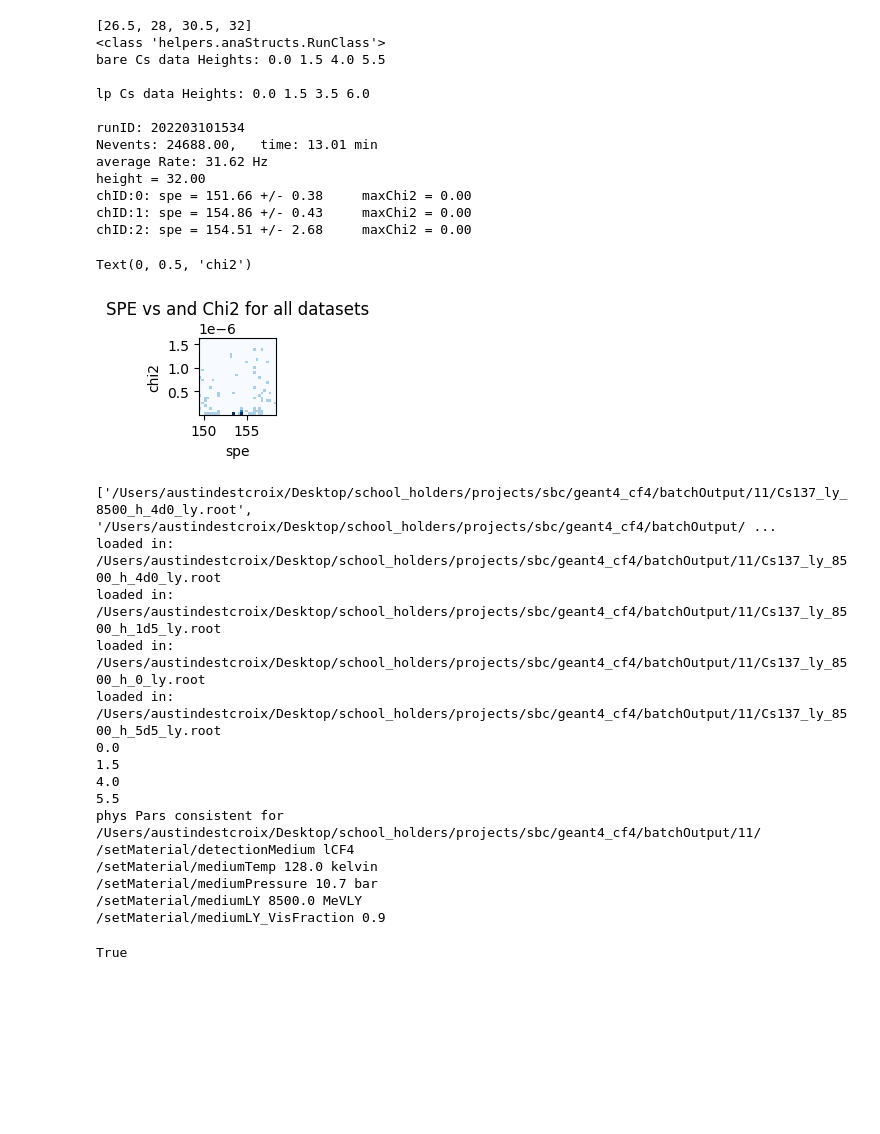
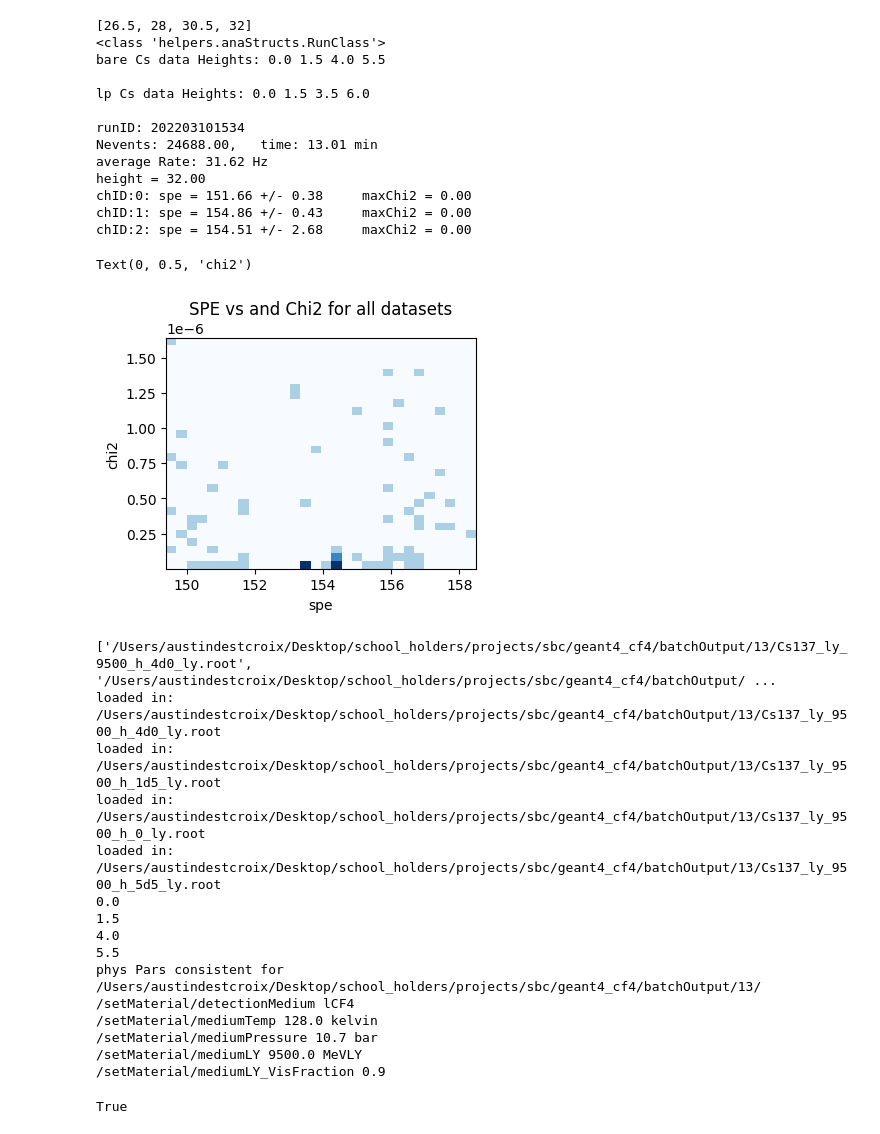
Before and after one commit to austindsc/cf4_analysisPipeline, a Jupyter notebook: comp1/c1_loadG4Runs.ipynb, the cells around one changed output. Drawn from its saved outputs; the diff is of its cells as text; code cells hidden in the pictures; blank space fills up the shorter version.

```diff
--- a/comp1/c1_loadG4Runs.ipynb
+++ b/comp1/c1_loadG4Runs.ipynb
@@ -209,15 +225,15 @@ chID:1: spe = 154.86 +/- 0.43     maxChi2 = 0.00
 chID:2: spe = 154.51 +/- 2.68     maxChi2 = 0.00
 # %%
 ## checking spe and chi2 values
-plt.figure(figsize=(1, 1))
+plt.figure(figsize=(4, 3))
 plt.hist2d(speList, chi2list, bins=30, cmap='Blues')
 plt.title("SPE vs and Chi2 for all datasets")
 plt.xlabel("spe")
 plt.ylabel("chi2")
 # plt.show()
 # %% [output]
 Text(0, 0.5, 'chi2')
-[figure, old version]
+[figure, new version]
 # %%
 # this will take in a folder and create the MC dataset
 # # and an set
@@ -296,7 +312,7 @@ class MCdataSet(object):
 # %%
 pBatch1 = "/Users/austindestcroix/Desktop/school_holders/projects/sbc/geant4_cf4/batchOutput/"
 
-mc1 = MCdataSet(pBatch1+"11/")
+mc1 = MCdataSet(pBatch1+"13/")
 
 # setup for physics comparisons
 mc1.doCAcorrection_BinomialMC(NCA)
@@ -314,20 +330,20 @@ mc1.check_physPars_andDetPars(verbose = True)
 # print(mc1.mCsBareList[0].mPhysPars.__dict__)
 # np.mean(mc1.mCsBareList[3].mNPE)
 # %% [output]
-['/Users/austindestcroix/Desktop/school_holders/projects/sbc/geant4_cf4/batchOutput/11/Cs137_ly_8500_h_4d0_ly.root', '/Users/austindestcroix/Desktop/school_holders/projects/sbc/geant4_cf4/batchOutput/ ...
-loaded in: /Users/austindestcroix/Desktop/school_holders/projects/sbc/geant4_cf4/batchOutput/11/Cs137_ly_8500_h_4d0_ly.root
-loaded in: /Users/austindestcroix/Desktop/school_holders/projects/sbc/geant4_cf4/batchOutput/11/Cs137_ly_8500_h_1d5_ly.root
-loaded in: /Users/austindestcroix/Desktop/school_holders/projects/sbc/geant4_cf4/batchOutput/11/Cs137_ly_8500_h_0_ly.root
-loaded in: /Users/austindestcroix/Desktop/school_holders/projects/sbc/geant4_cf4/batchOutput/11/Cs137_ly_8500_h_5d5_ly.root
+['/Users/austindestcroix/Desktop/school_holders/projects/sbc/geant4_cf4/batchOutput/13/Cs137_ly_9500_h_4d0_ly.root', '/Users/austindestcroix/Desktop/school_holders/projects/sbc/geant4_cf4/batchOutput/ ...
+loaded in: /Users/austindestcroix/Desktop/school_holders/projects/sbc/geant4_cf4/batchOutput/13/Cs137_ly_9500_h_4d0_ly.root
+loaded in: /Users/austindestcroix/Desktop/school_holders/projects/sbc/geant4_cf4/batchOutput/13/Cs137_ly_9500_h_1d5_ly.root
+loaded in: /Users/austindestcroix/Desktop/school_holders/projects/sbc/geant4_cf4/batchOutput/13/Cs137_ly_9500_h_0_ly.root
+loaded in: /Users/austindestcroix/Desktop/school_holders/projects/sbc/geant4_cf4/batchOutput/13/Cs137_ly_9500_h_5d5_ly.root
 0.0
 1.5
 4.0
 5.5
-phys Pars consistent for /Users/austindestcroix/Desktop/school_holders/projects/sbc/geant4_cf4/batchOutput/11/
+phys Pars consistent for /Users/austindestcroix/Desktop/school_holders/projects/sbc/geant4_cf4/batchOutput/13/
 /setMaterial/detectionMedium lCF4
 /setMaterial/mediumTemp 128.0 kelvin
 /setMaterial/mediumPressure 10.7 bar
-/setMaterial/mediumLY 8500.0 MeVLY
+/setMaterial/mediumLY 9500.0 MeVLY
 /setMaterial/mediumLY_VisFraction 0.9
 True
 # %%
```
Also changed, not shown: parts of 9 cells of this notebook, 4 other files.
